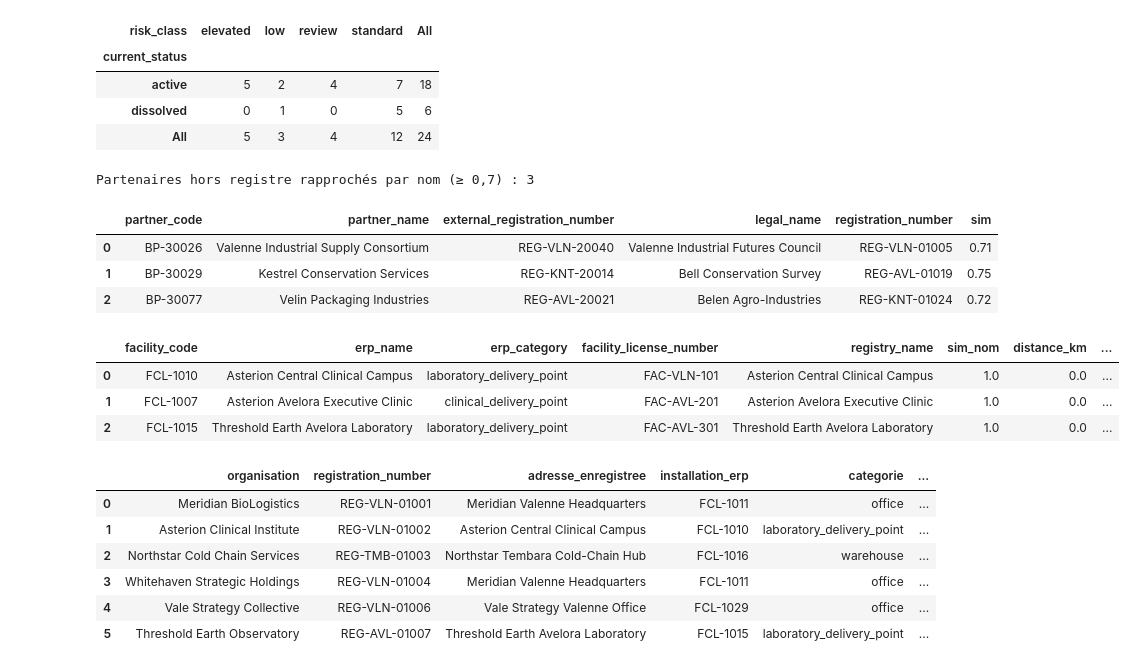
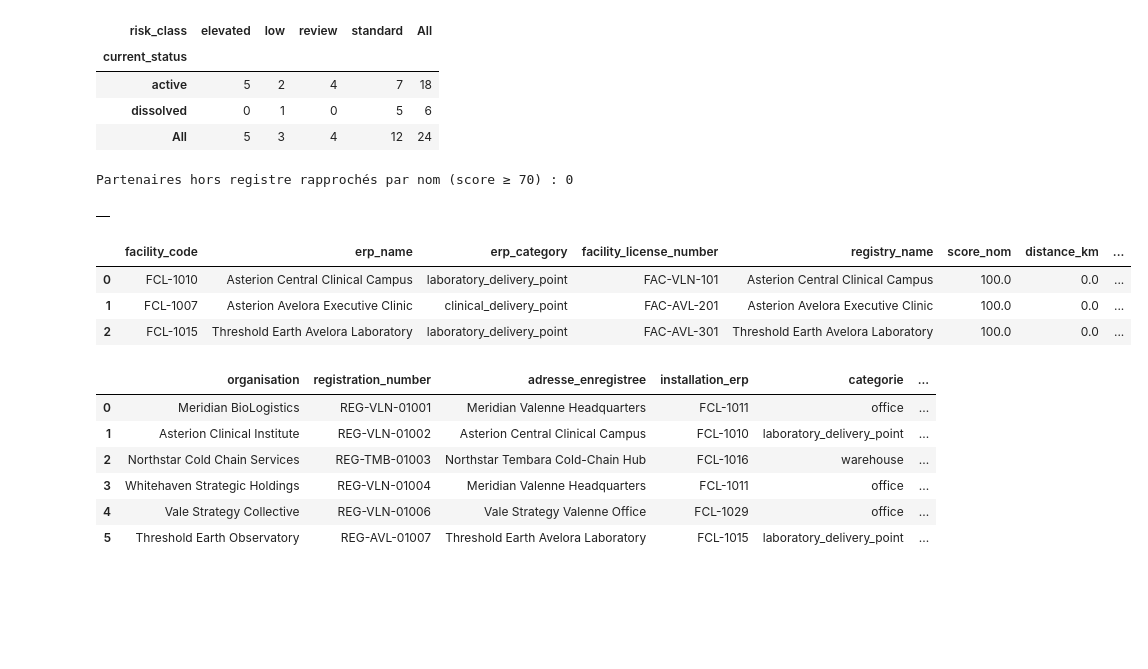
Before and after one commit to JLFoxii/20262027-UE-DataMining-Project, a Jupyter notebook: 02_registres_et_reseau.ipynb, the cells around one changed output. Saved outputs shown, nothing was run; the diff lists cells and outputs as text; code cells hidden in the pictures; blank space fills up the shorter version.

```diff
--- a/02_registres_et_reseau.ipynb
+++ b/02_registres_et_reseau.ipynb
@@ -1312,22 +1731,41 @@ Signaux recherchés :
 # %%
+valid_durations = posts[~posts["date_incoherente"]]
+finished_durations = valid_durations[~valid_durations["en_cours"]]["duree_ans"]
+SHORT = finished_durations.quantile(0.05)
+LONG = valid_durations["duree_ans"].quantile(0.95)
+print(f"Durées des postes terminés : médiane {finished_durations.median():.1f} ans, "
+      f"5e percentile {SHORT:.1f} ans ({len(finished_durations)} postes)")
+print(f"Durées de tous les postes : 95e percentile {LONG:.1f} ans")
+
+fig, ax = plt.subplots(figsize=(9, 3.5))
+ax.hist(valid_durations["duree_ans"].dropna(), bins=range(0, 60, 2), color="#9ecae1", edgecolor="black")
+ax.axvline(SHORT, color="#e6550d", linestyle="--", label=f"5e percentile (postes terminés) = {SHORT:.1f} ans")
+ax.axvline(LONG, color="#31a354", linestyle="--", label=f"95e percentile = {LONG:.1f} ans")
+ax.set_xlabel("durée du poste (ans)")
+ax.set_ylabel("postes")
+ax.set_title("Distribution des durées de poste")
+ax.legend(fontsize=8)
+plt.tight_layout()
+plt.show()
+
 rows = []
 for r in posts.itertuples():
     # un meme poste peut declencher plusieurs signaux
     found = []
-    if (not r.en_cours and r.duree_ans < 2):
-        found.append("durée < 2 ans")
+    if (not r.en_cours and r.duree_ans <= SHORT):
+        found.append("départ rapide (≤ P5)")
     if (r.motif_depart in ["deceased", "retired"]):
         found.append("départ : " + r.motif_depart)
-    if (r.en_cours and r.duree_ans > 40):
-        found.append("en cours depuis > 40 ans")
+    if (r.duree_ans >= LONG):
+        found.append("durée très longue (≥ P95)")
     if (r.age_debut < 18):
         found.append("âge au début < 18")
     for signal in found:
         rows.append({
             "signal": signal, "nom": r.nom, "type": r.type, "poste": r.poste, "structure": r.structure,
-            "debut": r.debut, "fin": r.fin, "duree_ans": r.duree_ans,
+            "debut": r.debut, "fin": r.fin, "en_cours": r.en_cours, "duree_ans": r.duree_ans,
             "birth_min": r.birth_min, "age_debut": r.age_debut
         })
 signals = pd.DataFrame(rows)
-signals.sort_values(["signal", "debut"])
+signals.sort_values(["signal", "duree_ans"])
 # %% [output]
@@ -1717,24 +2217,21 @@ unmatched = partners[~in_registry]
 fuzzy = []
 for r in unmatched.itertuples():
     for e in entities.itertuples():
-        score = sim(normalize_name(r.partner_name), normalize_name(e.legal_name))
-        if (score >= 0.7):
+        score = fuzz.token_sort_ratio(normalize_name(r.partner_name), normalize_name(e.legal_name))
+        if (score >= 70):
             fuzzy.append({
                 "partner_code": r.partner_code,
                 "partner_name": r.partner_name,
                 "external_registration_number": r.external_registration_number,
                 "legal_name": e.legal_name,
                 "registration_number": e.registration_number,
-                "sim": round(score, 2)
+                "score": round(score, 1)
             })
-print(f"Partenaires hors registre rapprochés par nom (≥ 0,7) : {len(fuzzy)}")
+print(f"Partenaires hors registre rapprochés par nom (score ≥ 70) : {len(fuzzy)}")
 pd.DataFrame(fuzzy)
 # %% [output]
-Partenaires hors registre rapprochés par nom (≥ 0,7) : 3
+Partenaires hors registre rapprochés par nom (score ≥ 70) : 0
-|  | partner_code | partner_name | external_registration_number | legal_name | registration_number | sim |
-| 0 | BP-30026 | Valenne Industrial Supply Consortium | REG-VLN-20040 | Valenne Industrial Futures Council | REG-VLN-01005 | 0.71 |
-| 1 | BP-30029 | Kestrel Conservation Services | REG-KNT-20014 | Bell Conservation Survey | REG-AVL-01019 | 0.75 |
-| 2 | BP-30077 | Velin Packaging Industries | REG-AVL-20021 | Belen Agro-Industries | REG-KNT-01024 | 0.72 |
+|  |
 # %%
 def haversine_km(lat1, lon1, lat2, lon2):
     """
@@ -1742,40 +2239,40 @@ def haversine_km(lat1, lon1, lat2, lon2):
     """
     lat1 = np.radians(lat1)
     lon1 = np.radians(lon1)
     lat2 = np.radians(lat2)
     lon2 = np.radians(lon2)
     a = np.sin((lat2 - lat1) / 2) ** 2 + np.cos(lat1) * np.cos(lat2) * np.sin((lon2 - lon1) / 2) ** 2
     # 6371 km = rayon moyen de la Terre
     return 6371 * 2 * np.arcsin(np.sqrt(a))
 
 
 partner_reg = partners.set_index("partner_code")["external_registration_number"]
 rows = []
 for f in erp_fac.itertuples():
     for lf in facilities.itertuples():
-        score = sim(normalize_name(f.facility_name), normalize_name(lf.facility_name))
-        if (score >= 0.8):
+        score = fuzz.token_sort_ratio(normalize_name(f.facility_name), normalize_name(lf.facility_name))
+        if (score >= 80):
             distance = haversine_km(float(f.latitude), float(f.longitude), float(lf.latitude), float(lf.longitude))
             rows.append({
                 "facility_code": f.facility_code,
                 "erp_name": f.facility_name,
                 "erp_category": f.facility_category,
                 "facility_license_number": lf.facility_license_number,
                 "registry_name": lf.facility_name,
-                "sim_nom": round(score, 2),
+                "score_nom": round(score, 1),
                 "distance_km": round(distance, 1),
                 # operateur cote ERP, traduit en numero du registre
                 "operateur_erp → reg": partner_reg.get(f.operating_partner_code),
                 "operateur_registre": lf.operating_organization_registration
             })
 fac_match = pd.DataFrame(rows)
 fac_match["meme_operateur"] = fac_match["operateur_erp → reg"] == fac_match["operateur_registre"]
 fac_match
 # %% [output]
-|  | facility_code | erp_name | erp_category | facility_license_number | registry_name | sim_nom | distance_km | ... |
-| 0 | FCL-1010 | Asterion Central Clinical Campus | laboratory_delivery_point | FAC-VLN-101 | Asterion Central Clinical Campus | 1.0 | 0.0 | ... |
-| 1 | FCL-1007 | Asterion Avelora Executive Clinic | clinical_delivery_point | FAC-AVL-201 | Asterion Avelora Executive Clinic | 1.0 | 0.0 | ... |
-| 2 | FCL-1015 | Threshold Earth Avelora Laboratory | laboratory_delivery_point | FAC-AVL-301 | Threshold Earth Avelora Laboratory | 1.0 | 0.0 | ... |
+|  | facility_code | erp_name | erp_category | facility_license_number | registry_name | score_nom | distance_km | ... |
+| 0 | FCL-1010 | Asterion Central Clinical Campus | laboratory_delivery_point | FAC-VLN-101 | Asterion Central Clinical Campus | 100.0 | 0.0 | ... |
+| 1 | FCL-1007 | Asterion Avelora Executive Clinic | clinical_delivery_point | FAC-AVL-201 | Asterion Avelora Executive Clinic | 100.0 | 0.0 | ... |
+| 2 | FCL-1015 | Threshold Earth Avelora Laboratory | laboratory_delivery_point | FAC-AVL-301 | Threshold Earth Avelora Laboratory | 100.0 | 0.0 | ... |
 # %%
 # une adresse enregistree qui porte le nom d'une installation logistique
 addr = []
```
Also changed, not shown: parts of 71 cells of this notebook, 1 other file.
